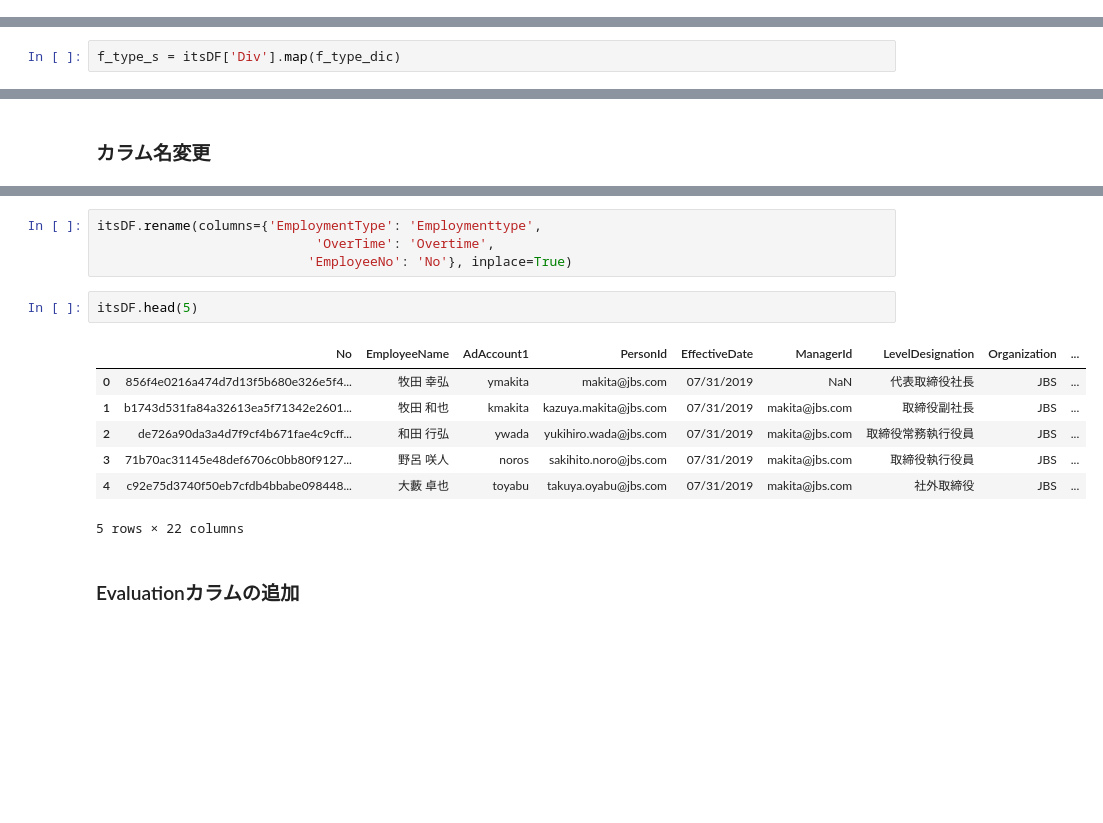
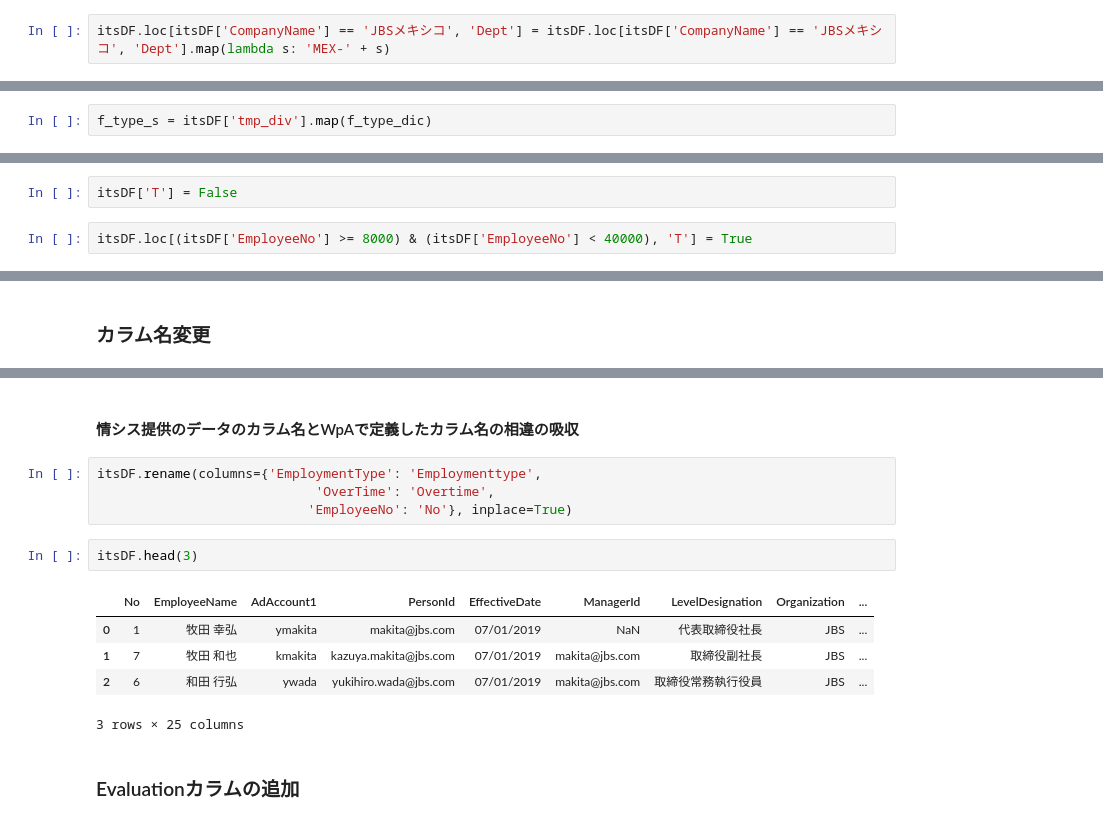
Before and after one commit to tharada1113/wpa-data_processing, a Jupyter notebook: notebooks/WpA用組織データ加工_201907用(技術版).ipynb, the cells around one changed output, grey strips where cells are left out. Saved outputs shown, nothing was run; the diff lists cells and outputs as text; blank space fills up the shorter version.

```diff
--- a/notebooks/WpA用組織データ加工_201907用(技術版).ipynb
+++ b/notebooks/WpA用組織データ加工_201907用(技術版).ipynb
@@ -557,3 +641,5 @@ itsDF['Dept'] = dept_s
+# %%
+itsDF.loc[itsDF['CompanyName'] == 'JBSメキシコ', 'Dept'] = itsDF.loc[itsDF['CompanyName'] == 'JBSメキシコ', 'Dept'].map(lambda s: 'MEX-' + s)
 # %%
 itsDF[itsDF['Dept'].isnull()]
 # %% [output]
@@ -620,7 +709,7 @@ f_type_dic = {
 'JBSメキシコ': '海外'
 }
 # %%
-f_type_s = itsDF['Div'].map(f_type_dic)
+f_type_s = itsDF['tmp_div'].map(f_type_dic)
 # %%
 itsDF['FunctionType'] = f_type_s
 # %%
@@ -630,0 +722,4 @@ itsDF[itsDF['FunctionType'].isnull()]
+# %%
+itsDF['T'] = False
+# %%
+itsDF.loc[(itsDF['EmployeeNo'] >= 8000) & (itsDF['EmployeeNo'] < 40000), 'T'] = True
@@ -641,18 +757,18 @@ Index(['EmployeeNo', 'EmployeeName', 'AdAccount1', 'PersonId', 'EffectiveDate',
       dtype='object')
+# %% [markdown]
+#### 情シス提供のデータのカラム名とWpAで定義したカラム名の相違の吸収
 # %%
 itsDF.rename(columns={'EmploymentType': 'Employmenttype',
                             'OverTime': 'Overtime',
                            'EmployeeNo': 'No'}, inplace=True)
 # %%
-itsDF.head(5)
+itsDF.head(3)
 # %% [output]
 |  | No | EmployeeName | AdAccount1 | PersonId | EffectiveDate | ManagerId | LevelDesignation | Organization | ... |
-| 0 | 856f4e0216a474d7d13f5b680e326e5f4... | 牧田 幸弘 | ymakita | makita@jbs.com | 07/31/2019 | NaN | 代表取締役社長 | JBS | ... |
-| 1 | b1743d531fa84a32613ea5f71342e2601... | 牧田 和也 | kmakita | kazuya.makita@jbs.com | 07/31/2019 | makita@jbs.com | 取締役副社長 | JBS | ... |
-| 2 | de726a90da3a4d7f9cf4b671fae4c9cff... | 和田 行弘 | ywada | yukihiro.wada@jbs.com | 07/31/2019 | makita@jbs.com | 取締役常務執行役員 | JBS | ... |
-| 3 | 71b70ac31145e48def6706c0bb80f9127... | 野呂 咲人 | noros | sakihito.noro@jbs.com | 07/31/2019 | makita@jbs.com | 取締役執行役員 | JBS | ... |
-| 4 | c92e75d3740f50eb7cfdb4bbabe098448... | 大藪 卓也 | toyabu | takuya.oyabu@jbs.com | 07/31/2019 | makita@jbs.com | 社外取締役 | JBS | ... |
+| 0 | 1 | 牧田 幸弘 | ymakita | makita@jbs.com | 07/01/2019 | NaN | 代表取締役社長 | JBS | ... |
+| 1 | 7 | 牧田 和也 | kmakita | kazuya.makita@jbs.com | 07/01/2019 | makita@jbs.com | 取締役副社長 | JBS | ... |
+| 2 | 6 | 和田 行弘 | ywada | yukihiro.wada@jbs.com | 07/01/2019 | makita@jbs.com | 取締役常務執行役員 | JBS | ... |
-5 rows × 22 columns
+3 rows × 25 columns
 # %% [markdown]
 ### Evaluationカラムの追加
 # %%
```
Also changed, not shown: parts of 87 cells of this notebook, 1 other file.
